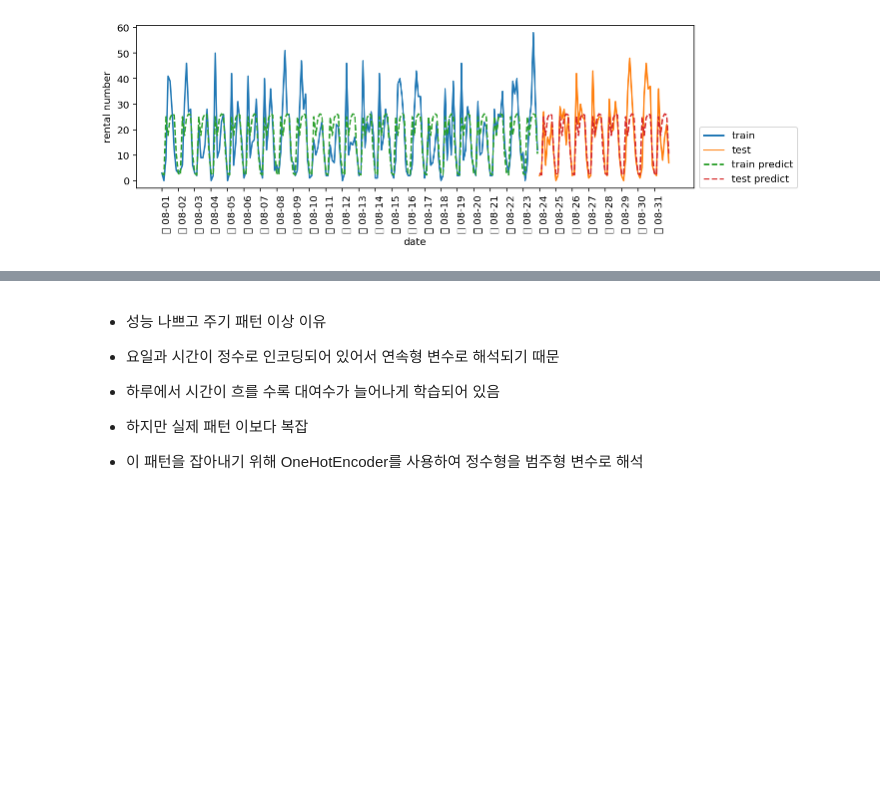
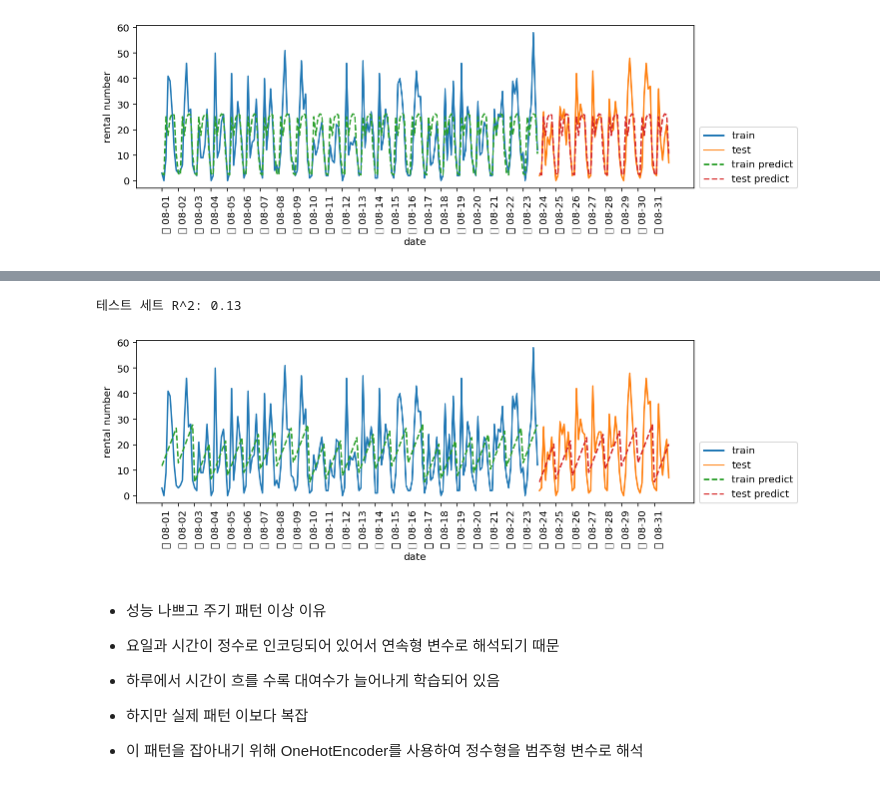
Before and after one commit to soohyoen/artificial-intelligence, a Jupyter notebook: ml_14_지도학습_데이터표현_특성공학_ipynb의_사본.ipynb, the cells around one changed output, grey strips where cells are left out. Drawn from its saved outputs; the diff is of its cells as text; code cells hidden in the pictures; blank space fills up the shorter version.

```diff
--- a/ml_14_지도학습_데이터표현_특성공학_ipynb의_사본.ipynb
+++ b/ml_14_지도학습_데이터표현_특성공학_ipynb의_사본.ipynb
@@ -774,9 +783,8 @@ eval_on_features(X,y,model)
 - 전문가적 지식 : 훈련 데이터의 대여 데이터를 시간과 요일 이라는 두 요소가 중요한 것으로 보임
 # %%
 # 시간 정보 추가
-
-x_hour = citibike.index.hour.values.reshape(-1,1)
-eval_on_features(x_hour,y,model)
+X_hour = citibike.index.hour.values.reshape(-1, 1)
+eval_on_features(X_hour, y, model)
 # %% [output]
 테스트 세트 R^2: 0.60
 [figure]
@@ -789,0 +798,4 @@ eval_on_features(X_hour_week, y ,model)
+# %%
+# 요일 정보도 추가
+X_hour_week = np.hstack( [X_week, X_hour] )
+eval_on_features(X_hour_week, y, model)
@@ -790,7 +805,11 @@ eval_on_features(X_hour_week, y ,model)
 # %%
 # LinearRegression 을 적용
 # 굳이 랜덤 포레스트같이 복잡한 모델이 필요하지 않음
 from sklearn.linear_model import LinearRegression
+eval_on_features(X_hour_week, y, LinearRegression())
+# %% [output]
+테스트 세트 R^2: 0.13
+[figure, added]
 # %% [markdown]
 - 성능 나쁘고 주기 패턴 이상 이유
  - 요일과 시간이 정수로 인코딩되어 있어서 연속형 변수로 해석되기 때문
```
Also changed, not shown: parts of 45 cells of this notebook.
